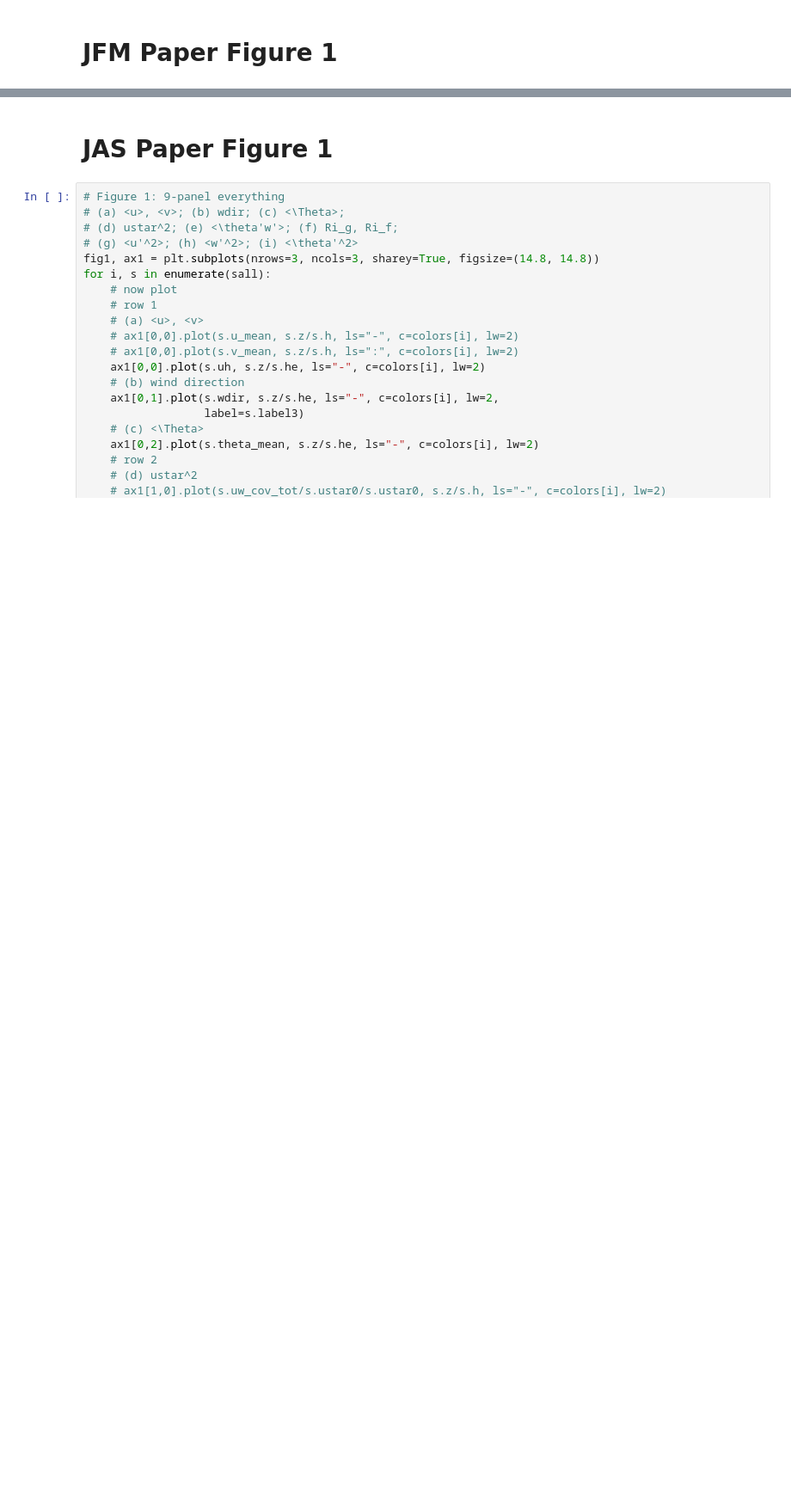
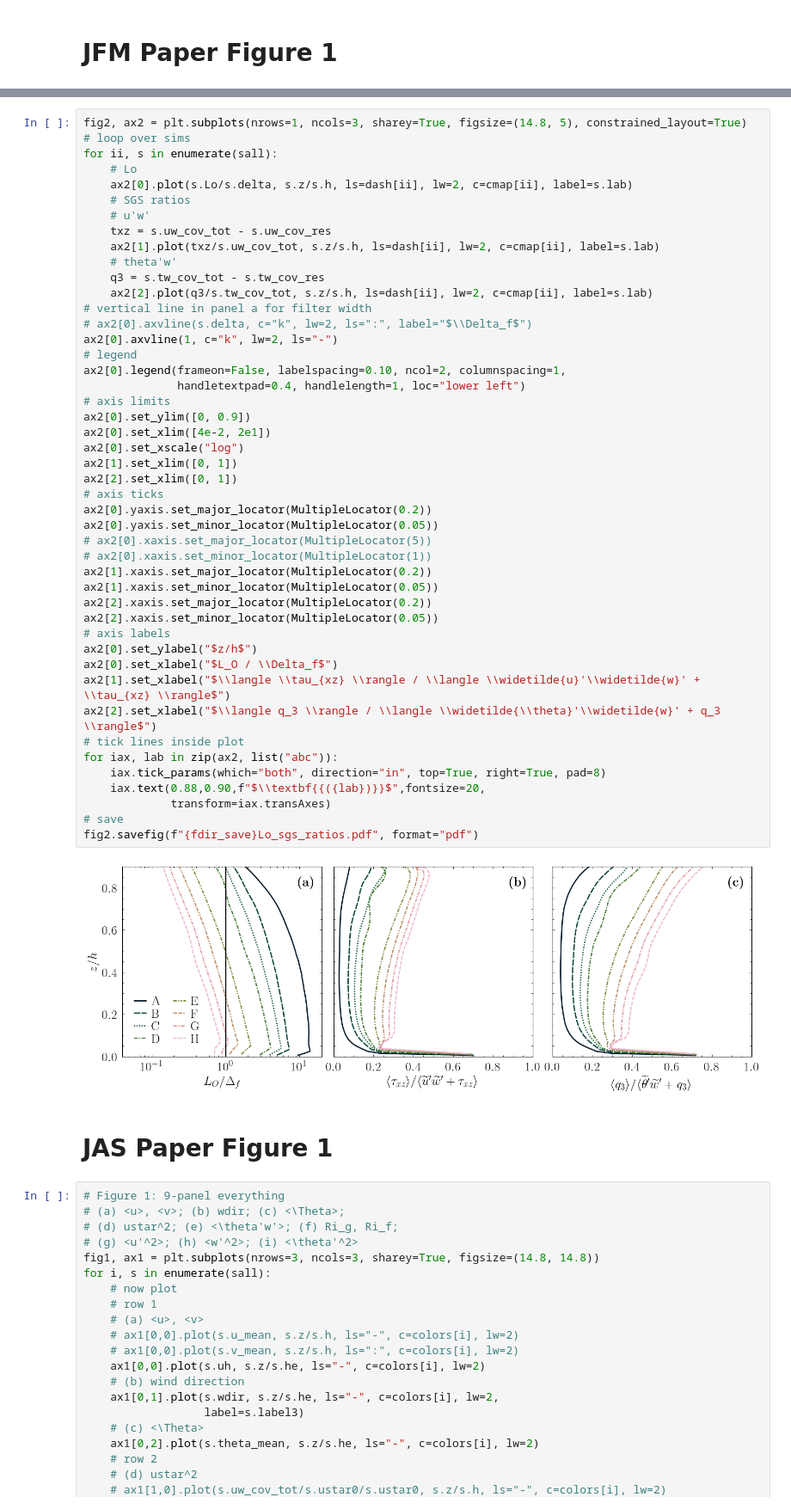
Before and after one commit to bgreene777/SBL_LES, a Jupyter notebook: ipynb/plot_mean.ipynb, the cells around one changed output, grey strips where cells are left out. Shown at 86% size. Drawn from its saved outputs; the diff is of its cells as text; blank space fills up the shorter version.

```diff
--- a/ipynb/plot_mean.ipynb
+++ b/ipynb/plot_mean.ipynb
@@ -149,3 +166,51 @@ fig1.savefig(f"{fdir_save}mean_prof_2x3.eps", format="eps")
+# %%
+fig2, ax2 = plt.subplots(nrows=1, ncols=3, sharey=True, figsize=(14.8, 5), constrained_layout=True)
+# loop over sims
+for ii, s in enumerate(sall):
+    # Lo
+    ax2[0].plot(s.Lo/s.delta, s.z/s.h, ls=dash[ii], lw=2, c=cmap[ii], label=s.lab)
+    # SGS ratios
+    # u'w'
+    txz = s.uw_cov_tot - s.uw_cov_res
+    ax2[1].plot(txz/s.uw_cov_tot, s.z/s.h, ls=dash[ii], lw=2, c=cmap[ii], label=s.lab)
+    # theta'w'
+    q3 = s.tw_cov_tot - s.tw_cov_res
+    ax2[2].plot(q3/s.tw_cov_tot, s.z/s.h, ls=dash[ii], lw=2, c=cmap[ii], label=s.lab)
+# vertical line in panel a for filter width
+# ax2[0].axvline(s.delta, c="k", lw=2, ls=":", label="$\\Delta_f$")
+ax2[0].axvline(1, c="k", lw=2, ls="-")
+# legend
+ax2[0].legend(frameon=False, labelspacing=0.10, ncol=2, columnspacing=1,
+              handletextpad=0.4, handlelength=1, loc="lower left")
+# axis limits
+ax2[0].set_ylim([0, 0.9])
+ax2[0].set_xlim([4e-2, 2e1])
+ax2[0].set_xscale("log")
+ax2[1].set_xlim([0, 1])
+ax2[2].set_xlim([0, 1])
+# axis ticks
+ax2[0].yaxis.set_major_locator(MultipleLocator(0.2))
+ax2[0].yaxis.set_minor_locator(MultipleLocator(0.05))
+# ax2[0].xaxis.set_major_locator(MultipleLocator(5))
+# ax2[0].xaxis.set_minor_locator(MultipleLocator(1))
+ax2[1].xaxis.set_major_locator(MultipleLocator(0.2))
+ax2[1].xaxis.set_minor_locator(MultipleLocator(0.05))
+ax2[2].xaxis.set_major_locator(MultipleLocator(0.2))
+ax2[2].xaxis.set_minor_locator(MultipleLocator(0.05))
+# axis labels
+ax2[0].set_ylabel("$z/h$")
+ax2[0].set_xlabel("$L_O / \\Delta_f$")
+ax2[1].set_xlabel("$\\langle \\tau_{xz} \\rangle / \\langle \\widetilde{u}'\\widetilde{w}' + \\tau_{xz} \\rangle$")
+ax2[2].set_xlabel("$\\langle q_3 \\rangle / \\langle \\widetilde{\\theta}'\\widetilde{w}' + q_3 \\rangle$")
+# tick lines inside plot
+for iax, lab in zip(ax2, list("abc")):
+    iax.tick_params(which="both", direction="in", top=True, right=True, pad=8)
+    iax.text(0.88,0.90,f"$\\textbf{{({lab})}}$",fontsize=20,
+             transform=iax.transAxes)
+# save
+fig2.savefig(f"{fdir_save}Lo_sgs_ratios.pdf", format="pdf")
+# %% [output]
+[figure, added]
 # %% [markdown]
 # JAS Paper Figure 1
 # %%
```
Also changed, not shown: parts of 13 cells of this notebook, 2 other files.
